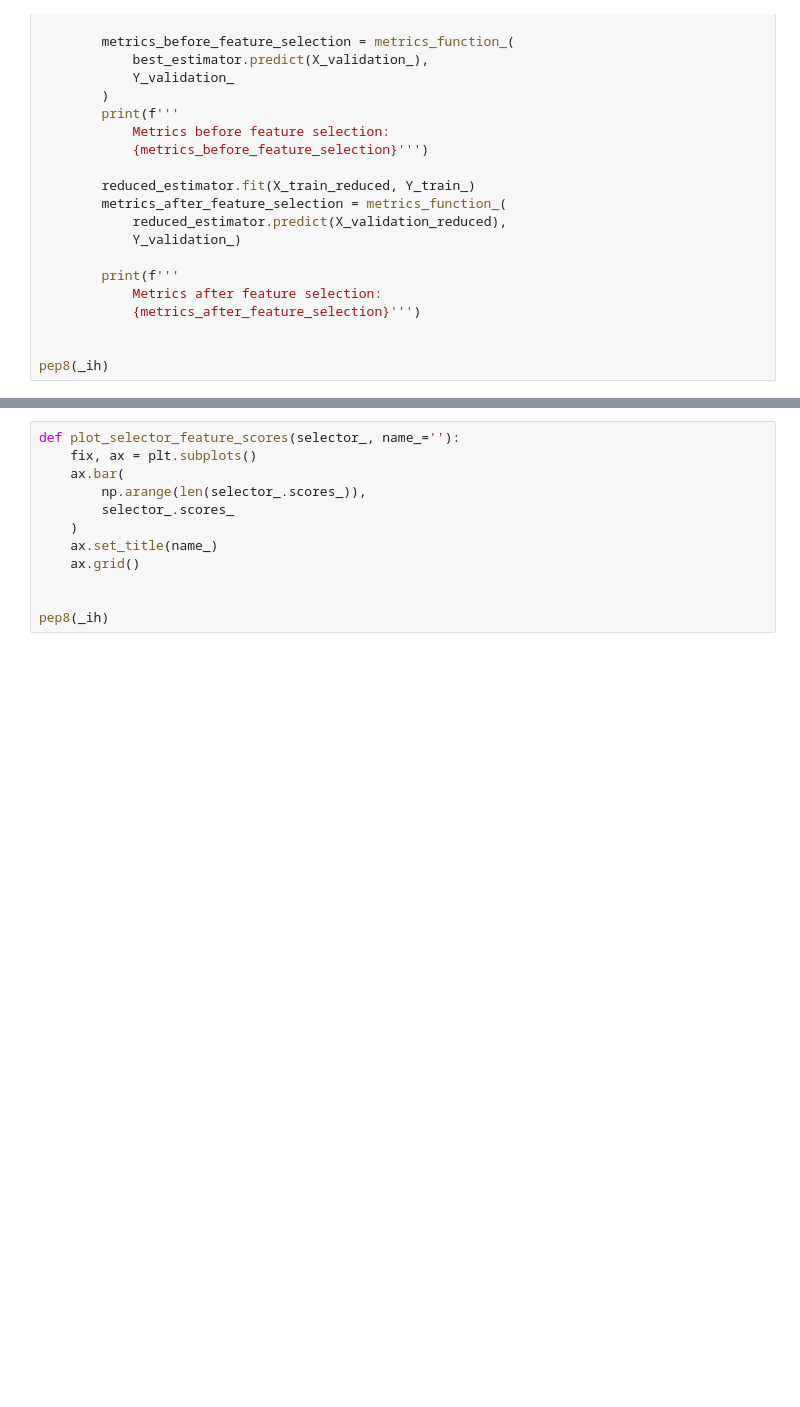
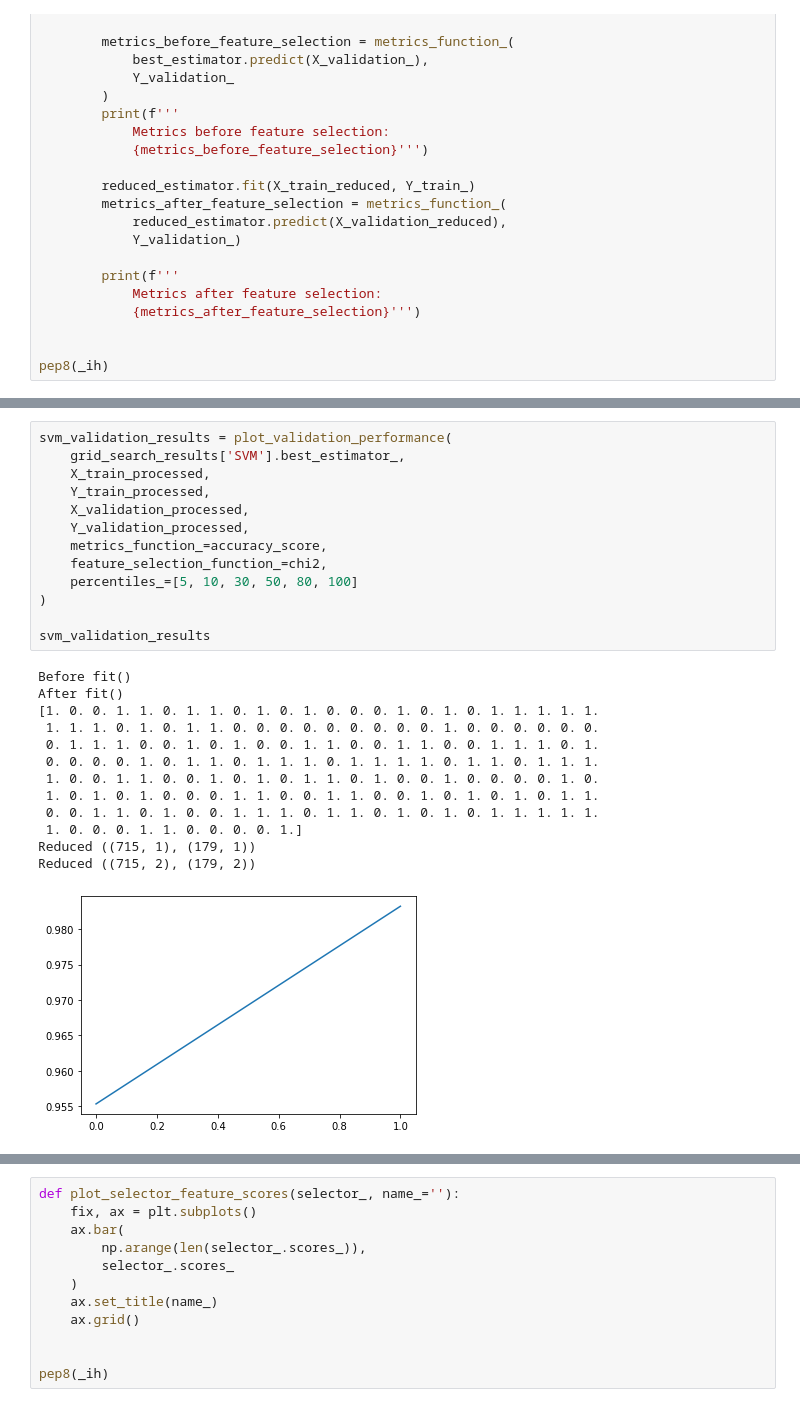
Before and after one commit to PashaIanko/Robust-Feature-Selection, a Jupyter notebook: main.ipynb, the cells around one changed output, grey strips where cells are left out. Cells and saved outputs as stored; diff of their text form; blank space fills up the shorter version.

Commit message:
prepared function for experiment scheme

```diff
--- a/main.ipynb
+++ b/main.ipynb
@@ -756,3 +829,30 @@ pep8(_ih)
+# %%
+svm_validation_results = plot_validation_performance(
+    grid_search_results['SVM'].best_estimator_,
+    X_train_processed,
+    Y_train_processed,
+    X_validation_processed,
+    Y_validation_processed,
+    metrics_function_=accuracy_score,
+    feature_selection_function_=chi2,
+    percentiles_=[5, 10, 30, 50, 80, 100]
+)
+
+svm_validation_results
+# %% [output]
+Before fit()
+After fit()
+[1. 0. 0. 1. 1. 0. 1. 1. 0. 1. 0. 1. 0. 0. 0. 1. 0. 1. 0. 1. 1. 1. 1. 1.
+ 1. 1. 1. 0. 1. 0. 1. 1. 0. 0. 0. 0. 0. 0. 0. 0. 0. 1. 0. 0. 0. 0. 0. 0.
+ 0. 1. 1. 1. 0. 0. 1. 0. 1. 0. 0. 1. 1. 0. 0. 1. 1. 0. 0. 1. 1. 1. 0. 1.
+ 0. 0. 0. 0. 1. 0. 1. 1. 0. 1. 1. 1. 0. 1. 1. 1. 1. 0. 1. 1. 0. 1. 1. 1.
+ 1. 0. 0. 1. 1. 0. 0. 1. 0. 1. 0. 1. 1. 0. 1. 0. 0. 1. 0. 0. 0. 0. 1. 0.
+ 1. 0. 1. 0. 1. 0. 0. 0. 1. 1. 0. 0. 1. 1. 0. 0. 1. 0. 1. 0. 1. 0. 1. 1.
+ 0. 0. 1. 1. 0. 1. 0. 0. 1. 1. 1. 0. 1. 1. 0. 1. 0. 1. 0. 1. 1. 1. 1. 1.
+ 1. 0. 0. 0. 1. 1. 0. 0. 0. 0. 1.]
+Reduced ((715, 1), (179, 1))
+Reduced ((715, 2), (179, 2))
+[figure, added]
 # %%
 run_experiment(
     grid_search_results,
```
Also changed, not shown: parts of 3 cells of this notebook.
